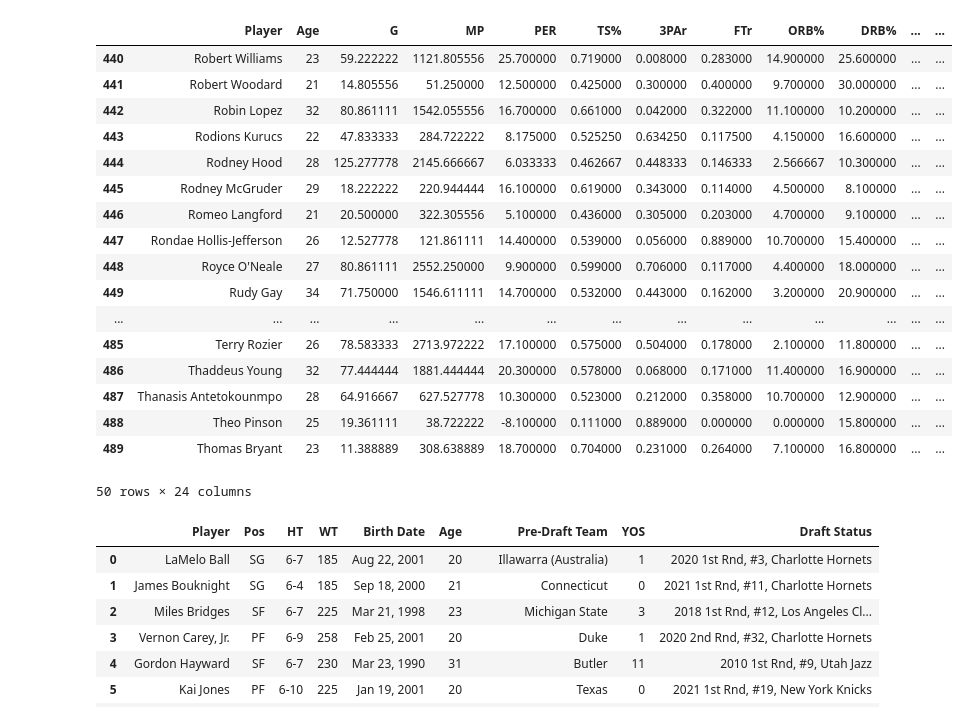
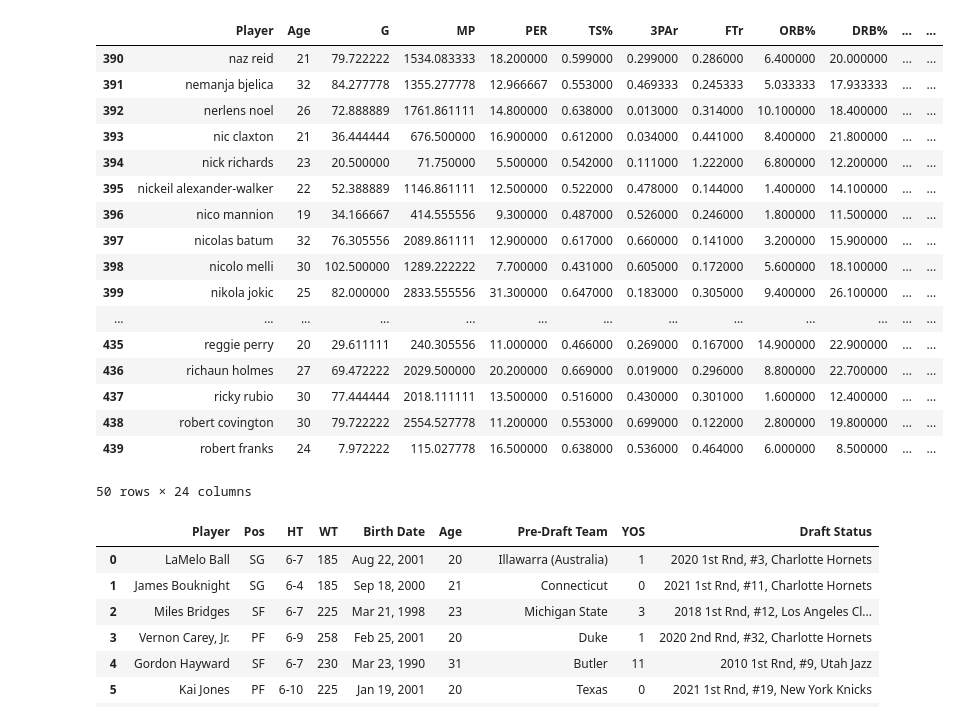
Before and after one commit to hsinger24/NBA-BETTING-V2, a Jupyter notebook: Sandbox.ipynb, the cells around one changed output. Saved outputs shown, nothing was run; the diff lists cells and outputs as text; code cells hidden in the pictures.

```diff
--- a/Sandbox.ipynb
+++ b/Sandbox.ipynb
@@ -85,25 +85,25 @@ missed_players
  'Toronto Raptors: sam dekker',
  'Washington Wizards: raulzinho neto']
 # %%
-prior_year_predictors[-100:-50]
+prior_year_predictors[-150:-100]
 # %% [output]
 |  | Player | Age | G | MP | PER | TS% | 3PAr | FTr | ORB% | DRB% | ... | ... |
-| 440 | Robert Williams | 23 | 59.222222 | 1121.805556 | 25.700000 | 0.719000 | 0.008000 | 0.283000 | 14.900000 | 25.600000 | ... | ... |
-| 441 | Robert Woodard | 21 | 14.805556 | 51.250000 | 12.500000 | 0.425000 | 0.300000 | 0.400000 | 9.700000 | 30.000000 | ... | ... |
-| 442 | Robin Lopez | 32 | 80.861111 | 1542.055556 | 16.700000 | 0.661000 | 0.042000 | 0.322000 | 11.100000 | 10.200000 | ... | ... |
-| 443 | Rodions Kurucs | 22 | 47.833333 | 284.722222 | 8.175000 | 0.525250 | 0.634250 | 0.117500 | 4.150000 | 16.600000 | ... | ... |
-| 444 | Rodney Hood | 28 | 125.277778 | 2145.666667 | 6.033333 | 0.462667 | 0.448333 | 0.146333 | 2.566667 | 10.300000 | ... | ... |
-| 445 | Rodney McGruder | 29 | 18.222222 | 220.944444 | 16.100000 | 0.619000 | 0.343000 | 0.114000 | 4.500000 | 8.100000 | ... | ... |
-| 446 | Romeo Langford | 21 | 20.500000 | 322.305556 | 5.100000 | 0.436000 | 0.305000 | 0.203000 | 4.700000 | 9.100000 | ... | ... |
-| 447 | Rondae Hollis-Jefferson | 26 | 12.527778 | 121.861111 | 14.400000 | 0.539000 | 0.056000 | 0.889000 | 10.700000 | 15.400000 | ... | ... |
-| 448 | Royce O'Neale | 27 | 80.861111 | 2552.250000 | 9.900000 | 0.599000 | 0.706000 | 0.117000 | 4.400000 | 18.000000 | ... | ... |
-| 449 | Rudy Gay | 34 | 71.750000 | 1546.611111 | 14.700000 | 0.532000 | 0.443000 | 0.162000 | 3.200000 | 20.900000 | ... | ... |
+| 390 | naz reid | 21 | 79.722222 | 1534.083333 | 18.200000 | 0.599000 | 0.299000 | 0.286000 | 6.400000 | 20.000000 | ... | ... |
+| 391 | nemanja bjelica | 32 | 84.277778 | 1355.277778 | 12.966667 | 0.553000 | 0.469333 | 0.245333 | 5.033333 | 17.933333 | ... | ... |
+| 392 | nerlens noel | 26 | 72.888889 | 1761.861111 | 14.800000 | 0.638000 | 0.013000 | 0.314000 | 10.100000 | 18.400000 | ... | ... |
+| 393 | nic claxton | 21 | 36.444444 | 676.500000 | 16.900000 | 0.612000 | 0.034000 | 0.441000 | 8.400000 | 21.800000 | ... | ... |
+| 394 | nick richards | 23 | 20.500000 | 71.750000 | 5.500000 | 0.542000 | 0.111000 | 1.222000 | 6.800000 | 12.200000 | ... | ... |
+| 395 | nickeil alexander-walker | 22 | 52.388889 | 1146.861111 | 12.500000 | 0.522000 | 0.478000 | 0.144000 | 1.400000 | 14.100000 | ... | ... |
+| 396 | nico mannion | 19 | 34.166667 | 414.555556 | 9.300000 | 0.487000 | 0.526000 | 0.246000 | 1.800000 | 11.500000 | ... | ... |
+| 397 | nicolas batum | 32 | 76.305556 | 2089.861111 | 12.900000 | 0.617000 | 0.660000 | 0.141000 | 3.200000 | 15.900000 | ... | ... |
+| 398 | nicolo melli | 30 | 102.500000 | 1289.222222 | 7.700000 | 0.431000 | 0.605000 | 0.172000 | 5.600000 | 18.100000 | ... | ... |
+| 399 | nikola jokic | 25 | 82.000000 | 2833.555556 | 31.300000 | 0.647000 | 0.183000 | 0.305000 | 9.400000 | 26.100000 | ... | ... |
 | ... | ... | ... | ... | ... | ... | ... | ... | ... | ... | ... | ... | ... |
-| 485 | Terry Rozier | 26 | 78.583333 | 2713.972222 | 17.100000 | 0.575000 | 0.504000 | 0.178000 | 2.100000 | 11.800000 | ... | ... |
-| 486 | Thaddeus Young | 32 | 77.444444 | 1881.444444 | 20.300000 | 0.578000 | 0.068000 | 0.171000 | 11.400000 | 16.900000 | ... | ... |
-| 487 | Thanasis Antetokounmpo | 28 | 64.916667 | 627.527778 | 10.300000 | 0.523000 | 0.212000 | 0.358000 | 10.700000 | 12.900000 | ... | ... |
-| 488 | Theo Pinson | 25 | 19.361111 | 38.722222 | -8.100000 | 0.111000 | 0.889000 | 0.000000 | 0.000000 | 15.800000 | ... | ... |
-| 489 | Thomas Bryant | 23 | 11.388889 | 308.638889 | 18.700000 | 0.704000 | 0.231000 | 0.264000 | 7.100000 | 16.800000 | ... | ... |
+| 435 | reggie perry | 20 | 29.611111 | 240.305556 | 11.000000 | 0.466000 | 0.269000 | 0.167000 | 14.900000 | 22.900000 | ... | ... |
+| 436 | richaun holmes | 27 | 69.472222 | 2029.500000 | 20.200000 | 0.669000 | 0.019000 | 0.296000 | 8.800000 | 22.700000 | ... | ... |
+| 437 | ricky rubio | 30 | 77.444444 | 2018.111111 | 13.500000 | 0.516000 | 0.430000 | 0.301000 | 1.600000 | 12.400000 | ... | ... |
+| 438 | robert covington | 30 | 79.722222 | 2554.527778 | 11.200000 | 0.553000 | 0.699000 | 0.122000 | 2.800000 | 19.800000 | ... | ... |
+| 439 | robert franks | 24 | 7.972222 | 115.027778 | 16.500000 | 0.638000 | 0.536000 | 0.464000 | 6.000000 | 8.500000 | ... | ... |
 50 rows × 24 columns
 # %%
 i = 2
```
Also changed, not shown: 1 other file.
